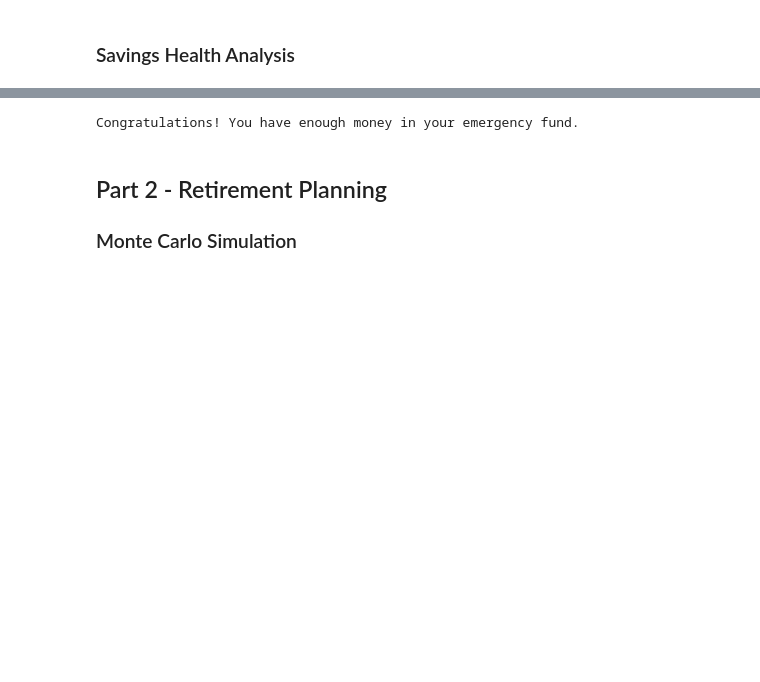
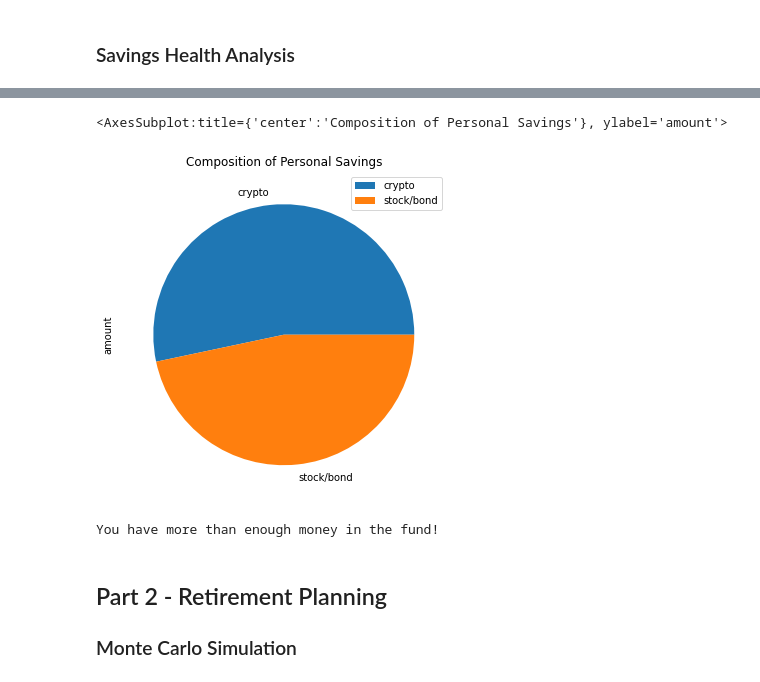
Before and after one commit to tetmiranda/Financial-Planning, a Jupyter notebook: financial-planner.ipynb, the cells around one changed output, grey strips where cells are left out. Drawn from its saved outputs; the diff is of its cells as text; code cells hidden in the pictures; blank space fills up the shorter version.

```diff
--- a/financial-planner.ipynb
+++ b/financial-planner.ipynb
@@ -142,14 +203,29 @@ display(df_savings)
-# %%
-# Set ideal emergency fund
-emergency_fund = monthly_income * 3
-
-# Calculate total amount of savings
-# YOUR CODE HERE!
-
-# Validate saving health
-# YOUR CODE HERE!
-# %% [output]
-Congratulations! You have enough money in your emergency fund.
+# %%
+# Plot savings pie chart
+df_savings.plot.pie(title = 'Composition of Personal Savings', y = 'amount', figsize = (6,6))
+# %% [output]
+<AxesSubplot:title={'center':'Composition of Personal Savings'}, ylabel='amount'>
+[figure, added]
+# %%
+# Determine if the current portfolio has enough funds to create an emergency fund that is three times the monthly income of the member
+
+# Set ideal emergency fund
+monthly_income = 12000
+
+# Calculate total amount of savings
+emergency_fund = monthly_income * 3
+
+# Validate saving health
+
+if total_stock_bonds > emergency_fund:
+    print('You have more than enough money in the fund!')
+elif total_stock_bonds == emergency_fund:
+    print('You have enough money in the fund')
+else:
+    remaining_value = emergency_fund - total_stock_bonds
+    print(f'You do not have enough money to create an emergency fund. You have {remaining_value} whichi is insufficient to reaching your goal')
+# %% [output]
+You have more than enough money in the fund!
 # %% [markdown]
 ## Part 2 - Retirement Planning
 
```
Also changed, not shown: parts of 11 cells of this notebook.
